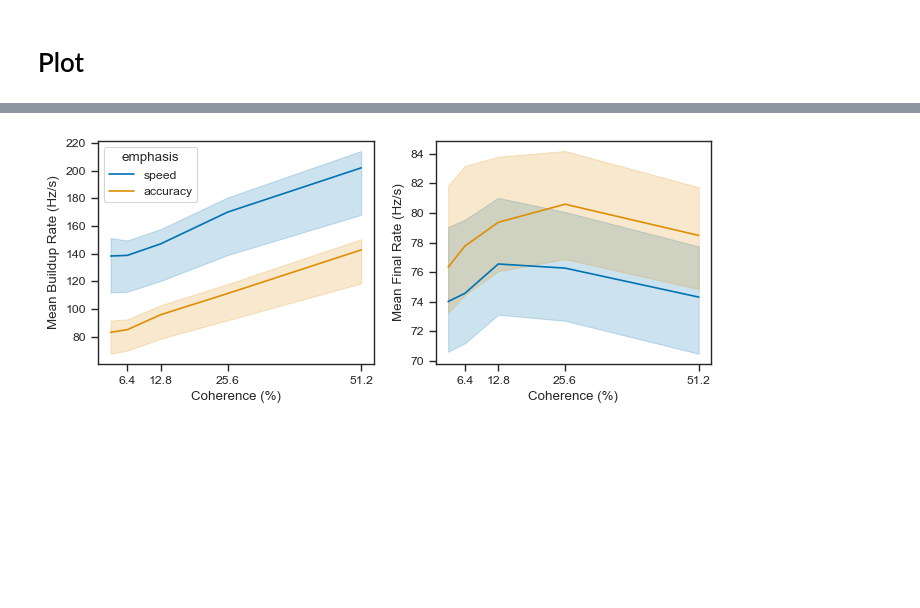
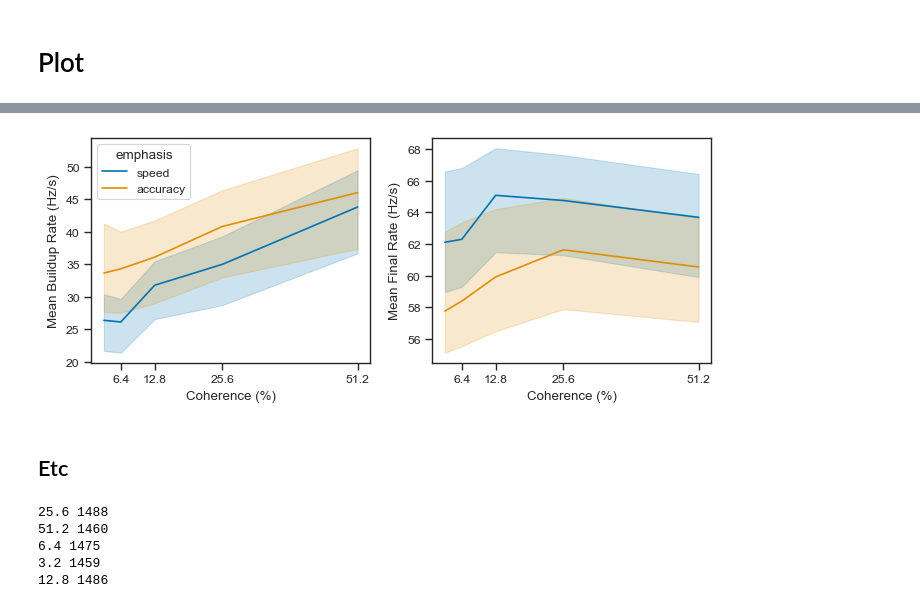
Before and after one commit to psipeter/speed-accuracy-tradeoff, a Jupyter notebook: hanks_compare.ipynb, the cells around one changed output, grey strips where cells are left out. Cells and saved outputs as stored; diff of their text form; code cells hidden in the pictures; blank space fills up the shorter version.

```diff
--- a/hanks_compare.ipynb
+++ b/hanks_compare.ipynb
@@ -328,4 +367,17 @@ def plot_activity(simfile, empfile="hanks2014_behavior", estimator=np.mean, erro
 # %%
-plot_activity("dec27sigma06", "hanks2014_behavior")
+plot_activity("hanks_activity_default", "hanks2014_behavior")  # "dec27sigma06"
 # %% [output]
-[figure, old version]
+[figure, new version]
+# %% [markdown]
+## Etc
+# %%
+emp = pd.read_pickle(f'data/hanks2014_behavior.pkl').query("id=='E' & coherence>0")
+cohs = emp['coherence'].unique()
+for coh in cohs:
+    print(coh, len(emp.query("coherence==@coh")['trial'].unique()))
+# %% [output]
+25.6 1488
+51.2 1460
+6.4 1475
+3.2 1459
+12.8 1486
```
Also changed, not shown: parts of 12 cells of this notebook, 3 other files.
